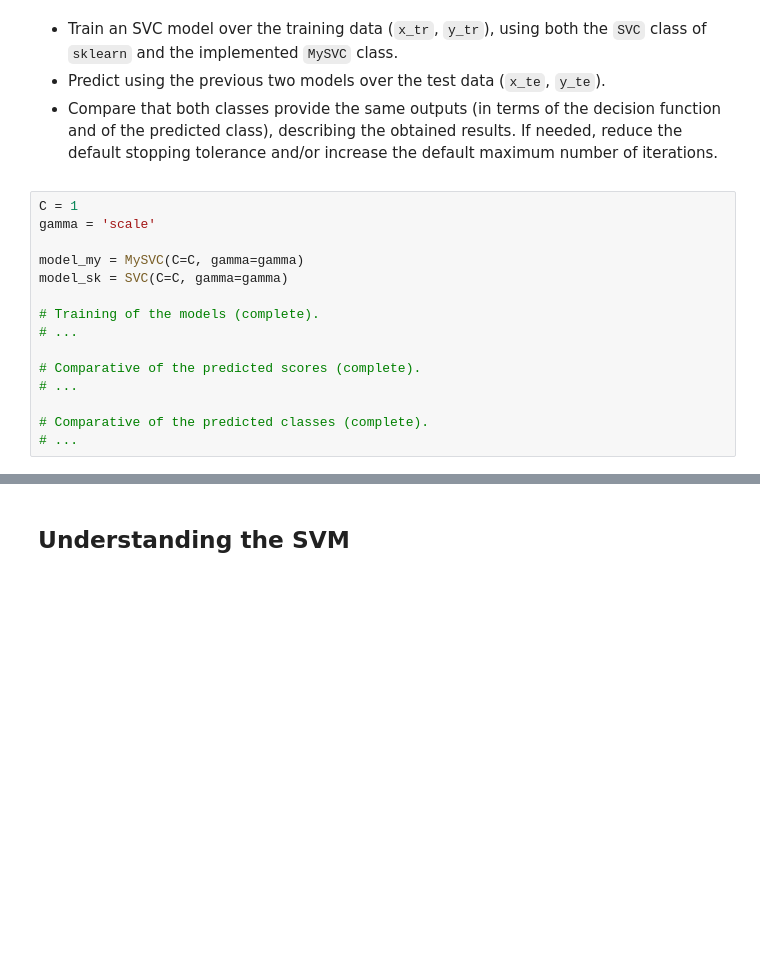
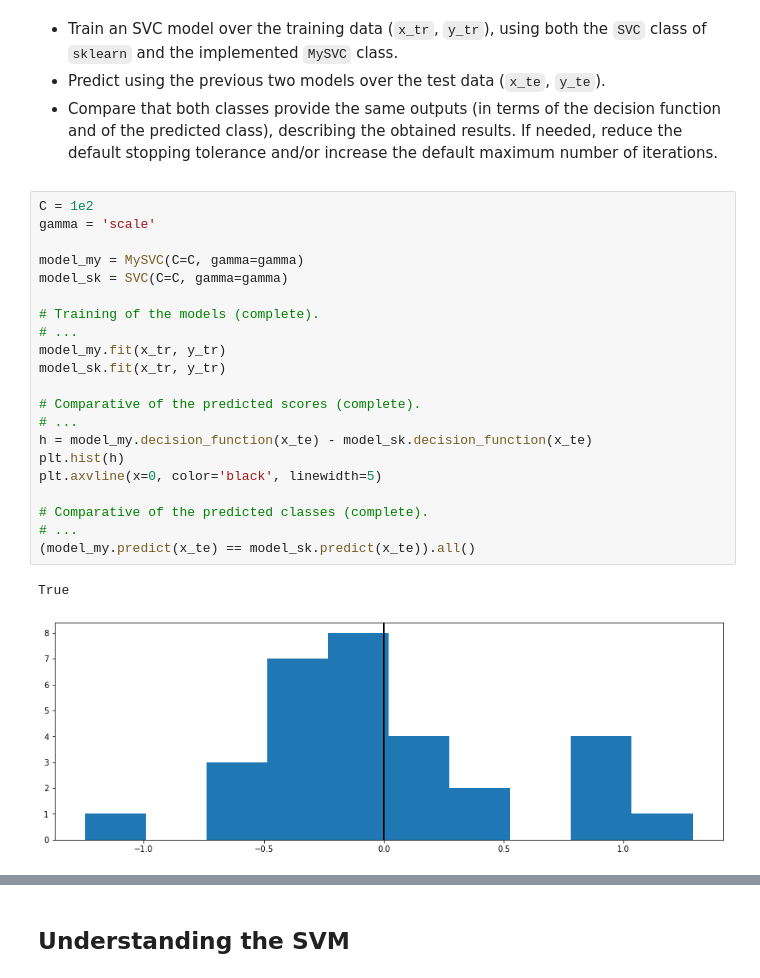
Before and after one commit to OscarGB/MUCD-MAAA, a Jupyter notebook: Practica 1/SMO.ipynb, the cells around one changed output, grey strips where cells are left out. Cells and saved outputs as stored; diff of their text form; blank space fills up the shorter version.

```diff
--- a/Practica 1/SMO.ipynb
+++ b/Practica 1/SMO.ipynb
@@ -319,17 +326,26 @@ plt.title('Test'); plt.show()
 
 </div>
 # %%
-C = 1
+C = 1e2
 gamma = 'scale'
 
 model_my = MySVC(C=C, gamma=gamma)
 model_sk = SVC(C=C, gamma=gamma)
 
 # Training of the models (complete).
 # ...
+model_my.fit(x_tr, y_tr)
+model_sk.fit(x_tr, y_tr)
 
 # Comparative of the predicted scores (complete).
 # ...
+h = model_my.decision_function(x_te) - model_sk.decision_function(x_te)
+plt.hist(h)
+plt.axvline(x=0, color='black', linewidth=5)
 
 # Comparative of the predicted classes (complete).
 # ...
+(model_my.predict(x_te) == model_sk.predict(x_te)).all()
+# %% [output]
+True
+[figure, added]
```
Also changed, not shown: parts of 6 cells of this notebook, 1 other file.
